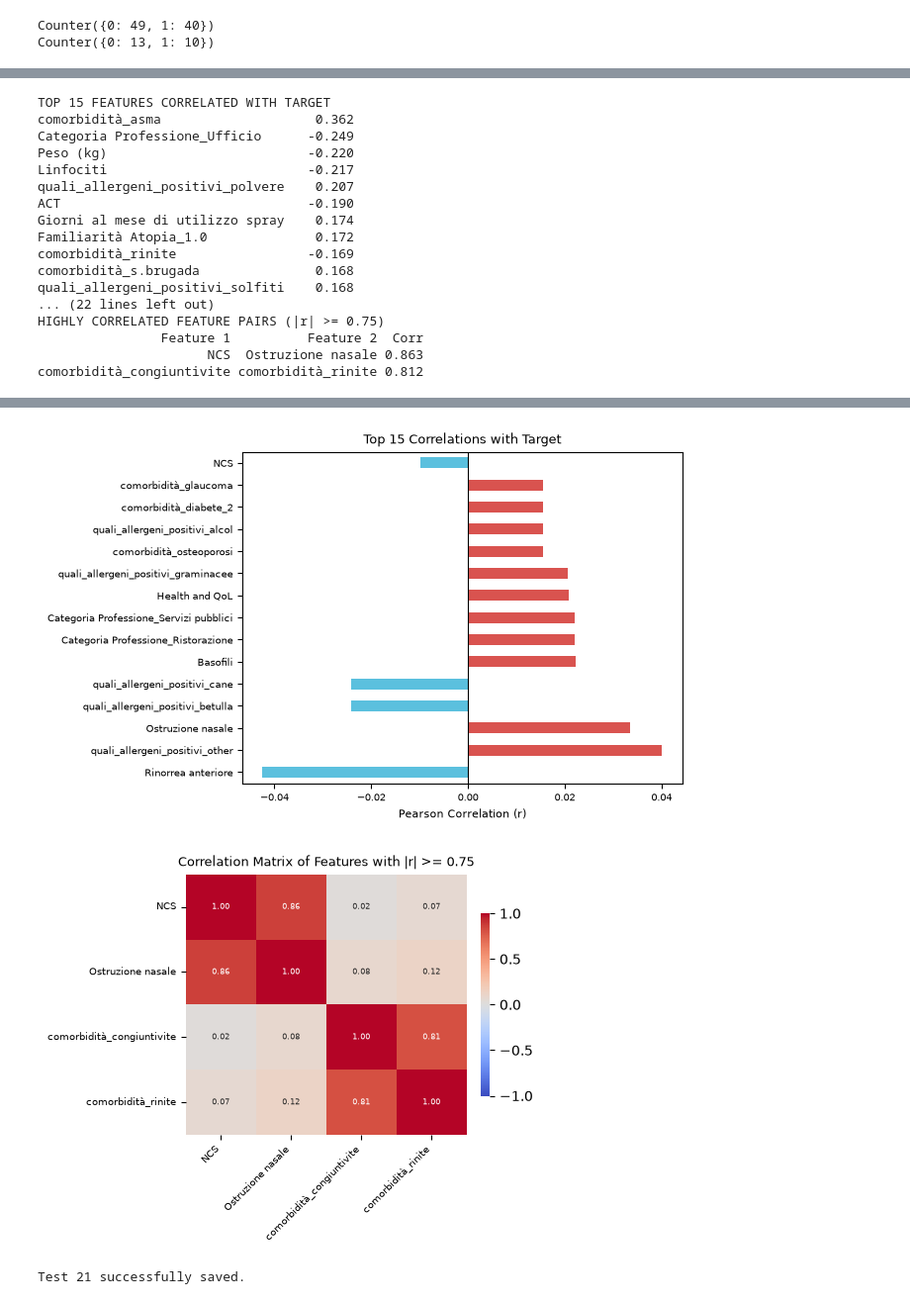
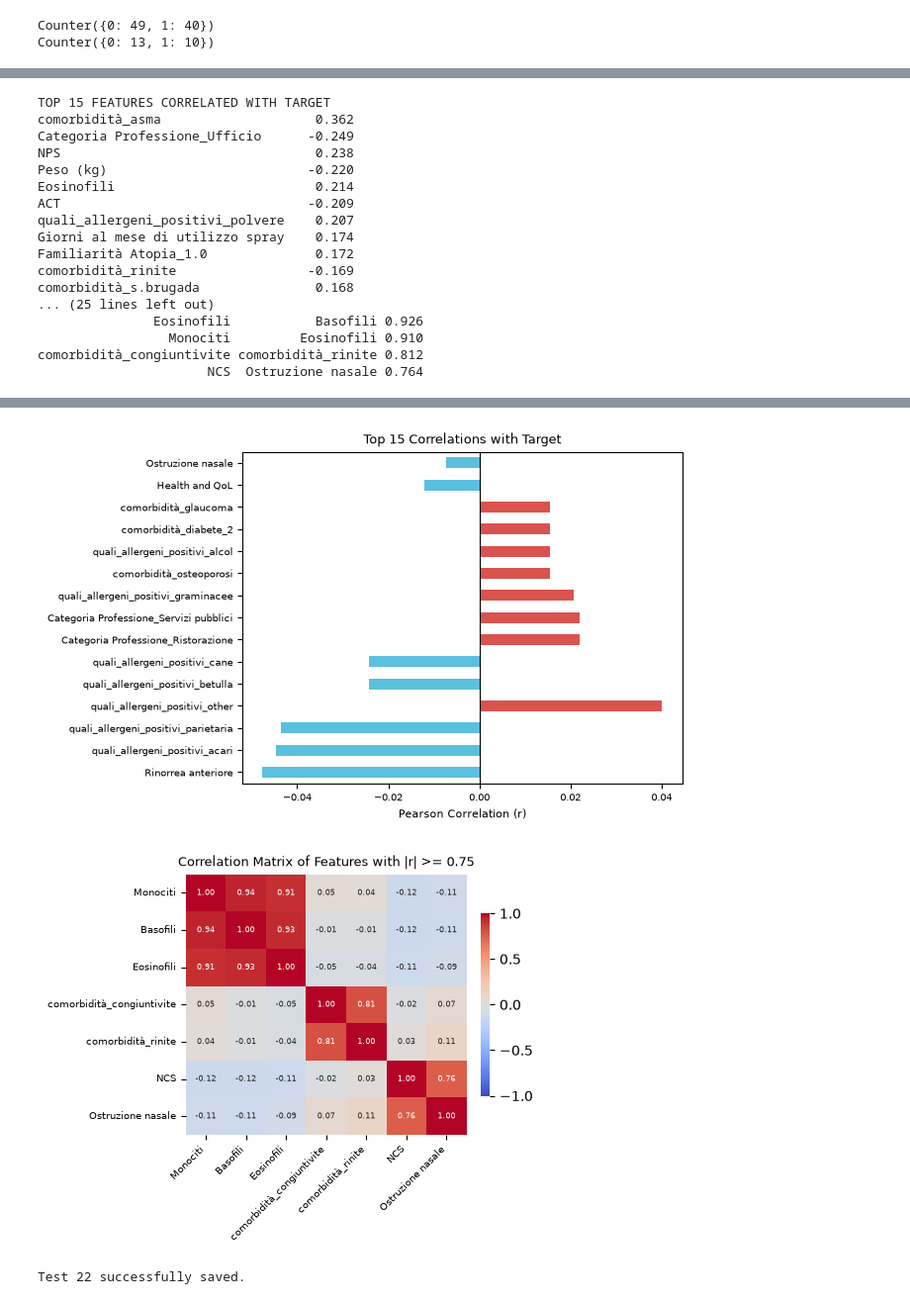
Before and after one commit to adsp-polito/2026-P8-LINKS_ADSP-Dupilumab_Eosinophilia_Early_Prediction, a Jupyter notebook: Notebooks/src/Test1.ipynb, the cells around one changed output, grey strips where cells are left out. Shown at 99% size. Saved outputs shown, nothing was run; the diff lists cells and outputs as text; code cells hidden in the pictures.

Commit message:
Test 22🙄

```diff
--- a/Notebooks/src/Test1.ipynb
+++ b/Notebooks/src/Test1.ipynb
@@ -419,13 +420,13 @@ ct = ColumnTransformer(
         # Numerical continuous features: Missing values + Standardization
         ("num_cont", make_pipeline(SimpleImputer(strategy='mean'), StandardScaler()), continuous_cols),
          # Numerical discrete features: Missing values + Standardization
-        ("num_discr", make_pipeline(StandardScaler(), KNNImputer(n_neighbors=5, weights='distance'), StandardScaler()), discrete_cols),
+        ("num_discr", make_pipeline(SimpleImputer(strategy='median'), StandardScaler()), discrete_cols),
         # Categorical features: Missing values + One-Hot Encoding
         ("cat", make_pipeline(SimpleImputer(strategy='most_frequent'), OneHotEncoder(sparse_output=False, drop='if_binary', handle_unknown='ignore')), categorical_cols),
         # Multi categorical: Missing Values as 0 + MultiLabelBinarizer
         ("multi_cat", MultiColumnBinarizer(min_frequency=2), multi_categorical_cols),
         # Ordinal features
-        ("ord", make_pipeline(SimpleImputer(strategy='most_frequent'), StandardScaler()), ordinal_cols)
+        ("ord", make_pipeline(SimpleImputer(strategy='most_frequent'), MinMaxScaler()), ordinal_cols)
     ],
     verbose_feature_names_out=False # =False --> will not prefix any feature names and will error if feature names are not unique.
 )
@@ -566,4 +567,6 @@ models = {
         }
     }
 }
+# %%
+asw = input('AUGMENTATION? y/n')
 # %%
@@ -693,6 +804,14 @@ multicat_encoder = (
 )
 ord_imputer = get_step("ord", SimpleImputer, "strategy")
 ord_scaler = get_step("ord", StandardScaler, "type")
+augmentation_step = best_models["LinearSVC"].named_steps.get("augmentation")
+augmentation = (
+    to_json({
+        "percentuale": augmentation_step.kw_args["percentuale"],
+        "intensita_rumore": augmentation_step.kw_args["intensita_rumore"],
+    })
+    if augmentation_step is not None else "None"
+)
 
 # ============================================================
 # MODEL PARAMETERS AND RESULTS
@@ -765,15 +884,18 @@ row = [
     lr_params,
     lr_results,
     cv_folds["LinearSVC"],
+    augmentation,
 ]
 
 if sheet.cell(1, 24).value != "CV folds":
     sheet.update_cell(1, 24, "CV folds")
+if sheet.cell(1, 25).value != "Augmentation":
+    sheet.update_cell(1, 25, "Augmentation")
 
 sheet.append_row(
     row,
     value_input_option="RAW",
-    table_range="A1:X1"
+    table_range="A1:Y1"
 )
 
 print(f"Test {test_id} successfully saved.")
@@ -781,17 +903,17 @@ print(f"Test {test_id} successfully saved.")
 TOP 15 FEATURES CORRELATED WITH TARGET
 comorbidità_asma                    0.362
 Categoria Professione_Ufficio      -0.249
+NPS                                 0.238
 Peso (kg)                          -0.220
-Linfociti                          -0.217
+Eosinofili                          0.214
+ACT                                -0.209
 quali_allergeni_positivi_polvere    0.207
-ACT                                -0.190
 Giorni al mese di utilizzo spray    0.174
 Familiarità Atopia_1.0              0.172
 comorbidità_rinite                 -0.169
 comorbidità_s.brugada               0.168
-quali_allergeni_positivi_solfiti    0.168
-... (22 lines left out)
-HIGHLY CORRELATED FEATURE PAIRS (|r| >= 0.75)
-                Feature 1          Feature 2  Corr
-                      NCS  Ostruzione nasale 0.863
+... (25 lines left out)
+               Eosinofili           Basofili 0.926
+                 Monociti         Eosinofili 0.910
 comorbidità_congiuntivite comorbidità_rinite 0.812
+                      NCS  Ostruzione nasale 0.764
@@ -799,6 +921,6 @@ comorbidità_congiuntivite comorbidità_rinite 0.812
-[figure, old version]
+[figure, new version]
-[figure, old version]
+[figure, new version]
-Test 21 successfully saved.
+Test 22 successfully saved.
 # %%
 # # Linear SVC
 # svc = Pipeline([
```
Also changed, not shown: parts of 6 cells of this notebook, 3 other files.
